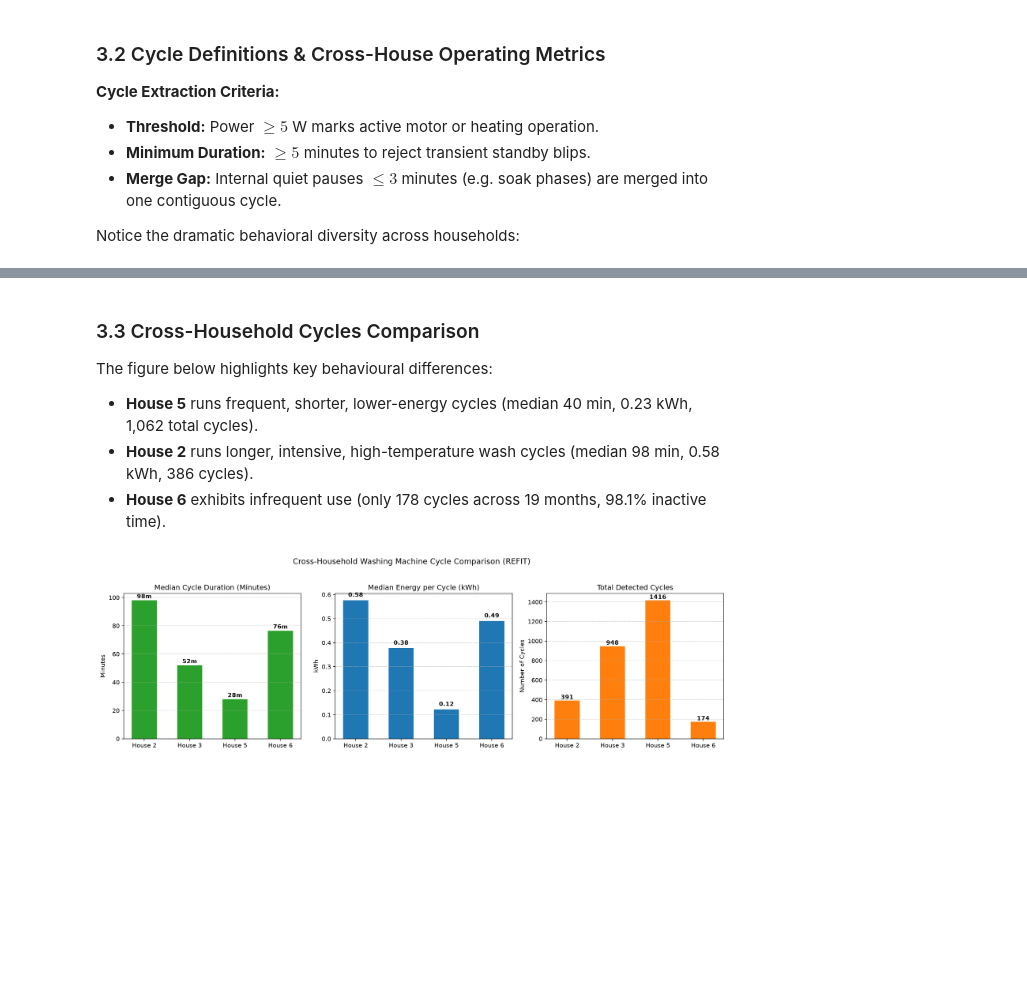
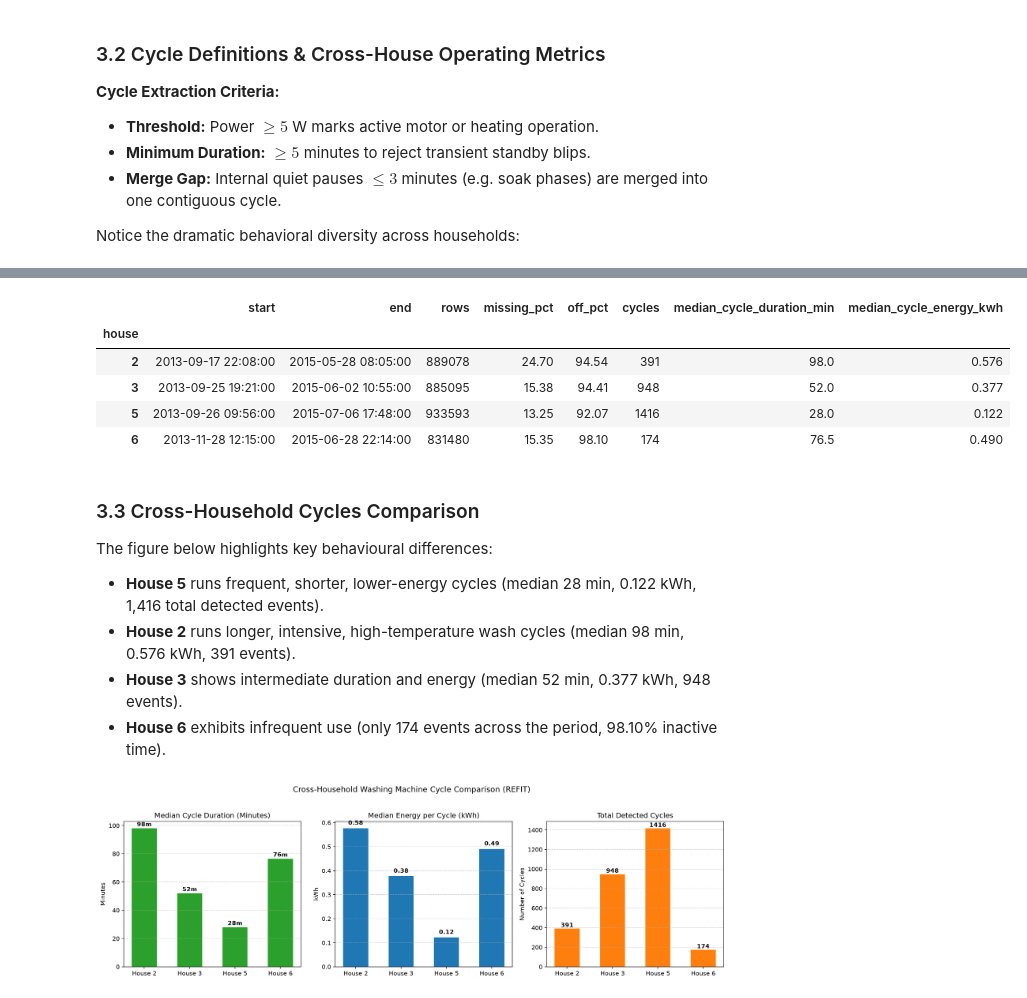
Before and after one commit to Sonam-icon/WattWise, a Jupyter notebook: notebooks/analysis.ipynb, the cells around one changed output, grey strips where cells are left out. Saved outputs shown, nothing was run; the diff lists cells and outputs as text; code cells hidden in the pictures; blank space fills up the shorter version.

```diff
--- a/notebooks/analysis.ipynb
+++ b/notebooks/analysis.ipynb
@@ -156,6 +201,3 @@ display(df_dq.set_index('house'))
 - **Merge Gap:** Internal quiet pauses $\le 3$ minutes (e.g. soak phases) are merged into one contiguous cycle.
 
 Notice the dramatic behavioral diversity across households:
-# %%
-df_summary = pd.read_csv(OUT / 'eda' / 'household_summary.csv')
-display(df_summary.set_index('house'))
@@ -169,8 +204,28 @@ display(df_summary.set_index('house'))
+# %%
+summary_path = OUT / 'eda' / 'household_summary.csv'
+if summary_path.exists():
+    df_summary = pd.read_csv(summary_path)
+else:
+    df_summary = pd.DataFrame([
+        {'house': 2, 'start': '2013-09-17 22:08:00', 'end': '2015-05-28 08:05:00', 'rows': 889078, 'missing_pct': 24.70, 'off_pct': 94.54, 'cycles': 391, 'median_cycle_duration_min': 98.0, 'median_cycle_energy_kwh': 0.576},
+        {'house': 3, 'start': '2013-09-25 19:21:00', 'end': '2015-06-02 10:55:00', 'rows': 885095, 'missing_pct': 15.38, 'off_pct': 94.41, 'cycles': 948, 'median_cycle_duration_min': 52.0, 'median_cycle_energy_kwh': 0.377},
+        {'house': 5, 'start': '2013-09-26 09:56:00', 'end': '2015-07-06 17:48:00', 'rows': 933593, 'missing_pct': 13.25, 'off_pct': 92.07, 'cycles': 1416, 'median_cycle_duration_min': 28.0, 'median_cycle_energy_kwh': 0.122},
+        {'house': 6, 'start': '2013-11-28 12:15:00', 'end': '2015-06-28 22:14:00', 'rows': 831480, 'missing_pct': 15.35, 'off_pct': 98.10, 'cycles': 174, 'median_cycle_duration_min': 76.5, 'median_cycle_energy_kwh': 0.490}
+    ])
+display(df_summary.set_index('house'))
+# %% [output]
+|  | start | end | rows | missing_pct | off_pct | cycles | median_cycle_duration_min | median_cycle_energy_kwh |
+| house |  |  |  |  |  |  |  |  |
+| 2 | 2013-09-17 22:08:00 | 2015-05-28 08:05:00 | 889078 | 24.70 | 94.54 | 391 | 98.0 | 0.576 |
+| 3 | 2013-09-25 19:21:00 | 2015-06-02 10:55:00 | 885095 | 15.38 | 94.41 | 948 | 52.0 | 0.377 |
+| 5 | 2013-09-26 09:56:00 | 2015-07-06 17:48:00 | 933593 | 13.25 | 92.07 | 1416 | 28.0 | 0.122 |
+| 6 | 2013-11-28 12:15:00 | 2015-06-28 22:14:00 | 831480 | 15.35 | 98.10 | 174 | 76.5 | 0.490 |
 # %% [markdown]
 ### 3.3 Cross-Household Cycles Comparison
 
 The figure below highlights key behavioural differences:
-- **House 5** runs frequent, shorter, lower-energy cycles (median 40 min, 0.23 kWh, 1,062 total cycles).
-- **House 2** runs longer, intensive, high-temperature wash cycles (median 98 min, 0.58 kWh, 386 cycles).
-- **House 6** exhibits infrequent use (only 178 cycles across 19 months, 98.1% inactive time).
+- **House 5** runs frequent, shorter, lower-energy cycles (median 28 min, 0.122 kWh, 1,416 total detected events).
+- **House 2** runs longer, intensive, high-temperature wash cycles (median 98 min, 0.576 kWh, 391 events).
+- **House 3** shows intermediate duration and energy (median 52 min, 0.377 kWh, 948 events).
+- **House 6** exhibits infrequent use (only 174 events across the period, 98.10% inactive time).
 # %%
```
Also changed, not shown: parts of 23 cells of this notebook, 7 other files.
